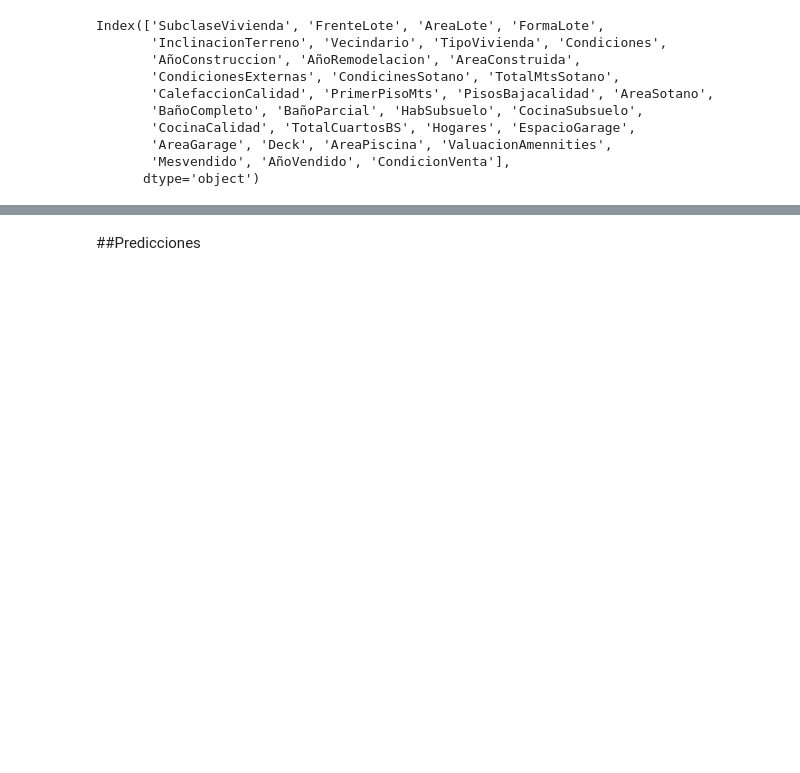
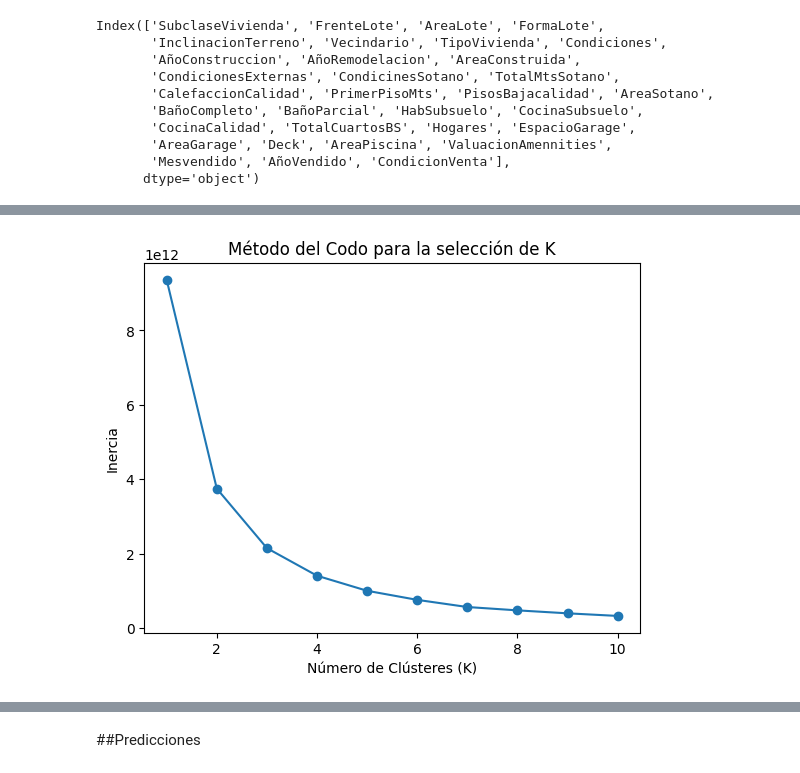
Before and after one commit to elopezfilippini/pythonworks, a Jupyter notebook: House_Pricing_Project.ipynb, the cells around one changed output, grey strips where cells are left out. Cells and saved outputs as stored; diff of their text form; code cells hidden in the pictures; blank space fills up the shorter version.

```diff
--- a/House_Pricing_Project.ipynb
+++ b/House_Pricing_Project.ipynb
@@ -489,0 +498,27 @@ testdf.head()
+# %%
+Cambiodf = nuevadf.copy()
+x1 = Cambiodf.values  # Convierte el DataFrame a una matriz NumPy sin nombres de características
+# For the elbow analysis, the k value to be used is 4
+from sklearn.cluster import KMeans
+data = x1
+
+# Lista para almacenar la inercia (suma de distancias al cuadrado) para cada valor de K
+inercia = []
+
+# Rango de valores de K que deseas probar
+k_values = range(1, 11)
+
+# Calcula la inercia para cada valor de K
+for k in k_values:
+    kmeans = KMeans(n_clusters=k)
+    kmeans.fit(data)
+    inercia.append(kmeans.inertia_)
+
+# Grafica la inercia en función de K
+plt.plot(k_values, inercia, marker='o')
+plt.xlabel('Número de Clústeres (K)')
+plt.ylabel('Inercia')
+plt.title('Método del Codo para la selección de K')
+plt.show()
+# %% [output]
+[figure, added]
```
Also changed, not shown: parts of 11 cells of this notebook.
